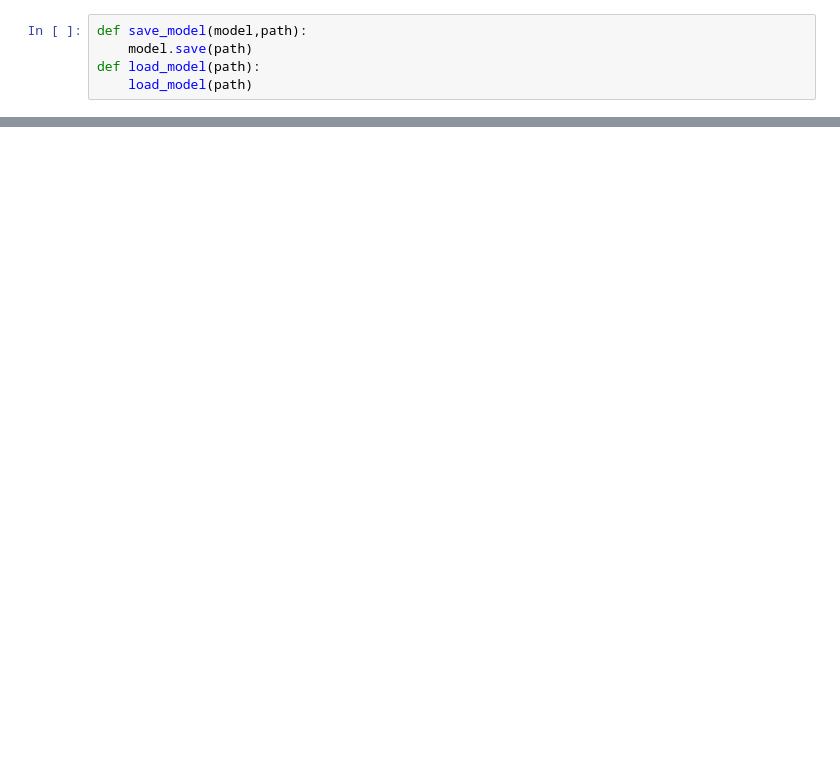
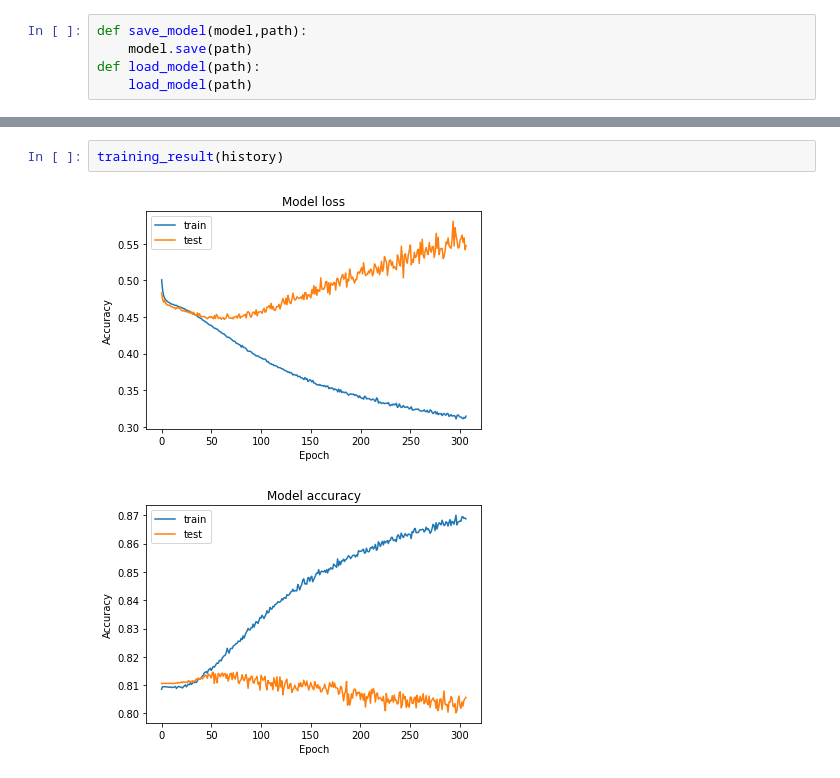
Before and after one commit to BlueBug12/stock, a Jupyter notebook: bin/LSTM_classifier.ipynb, the cells around one changed output, grey strips where cells are left out. Saved outputs shown, nothing was run; the diff lists cells and outputs as text; blank space fills up the shorter version.

```diff
--- a/bin/LSTM_classifier.ipynb
+++ b/bin/LSTM_classifier.ipynb
@@ -183 +259,6 @@ Epoch 00175: early stopping
+# %%
+training_result(history)
+# %% [output]
+[figure, added]
+[figure, added]
 # %%
```
Also changed, not shown: parts of 11 cells of this notebook.
